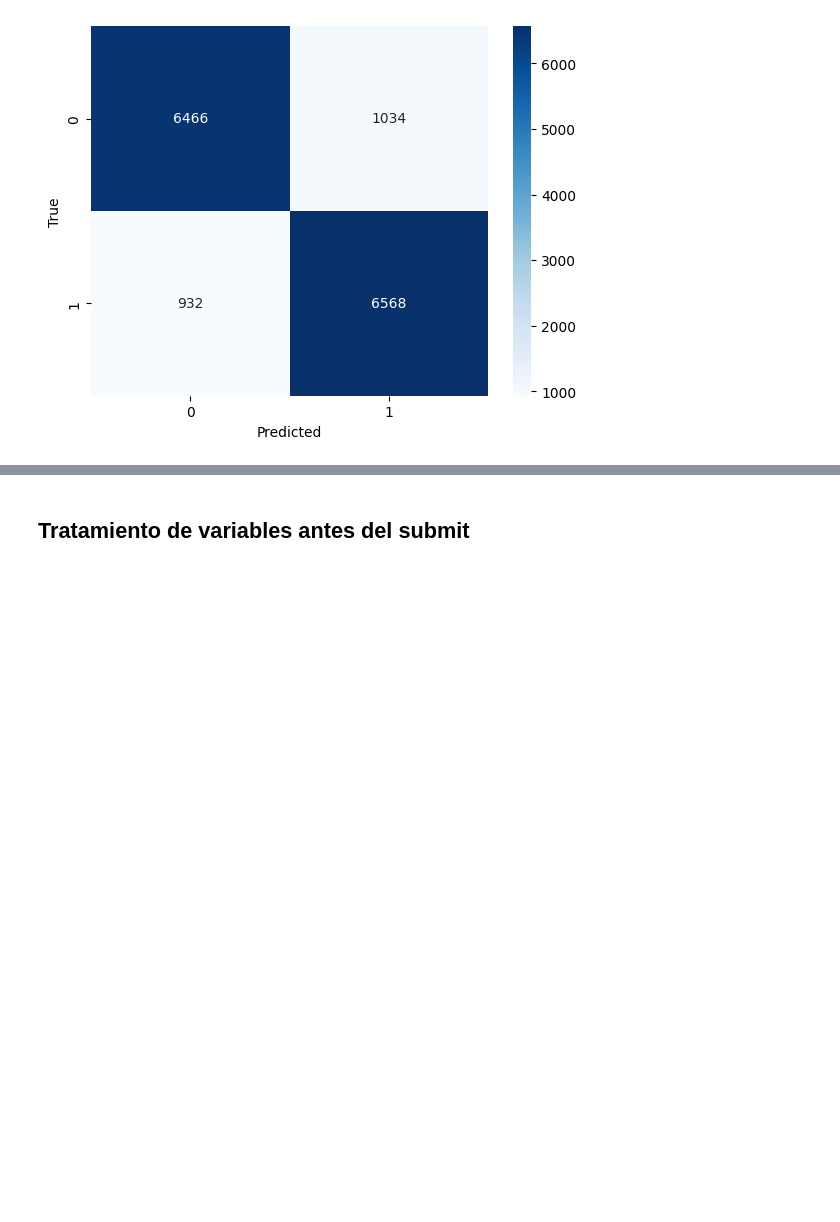
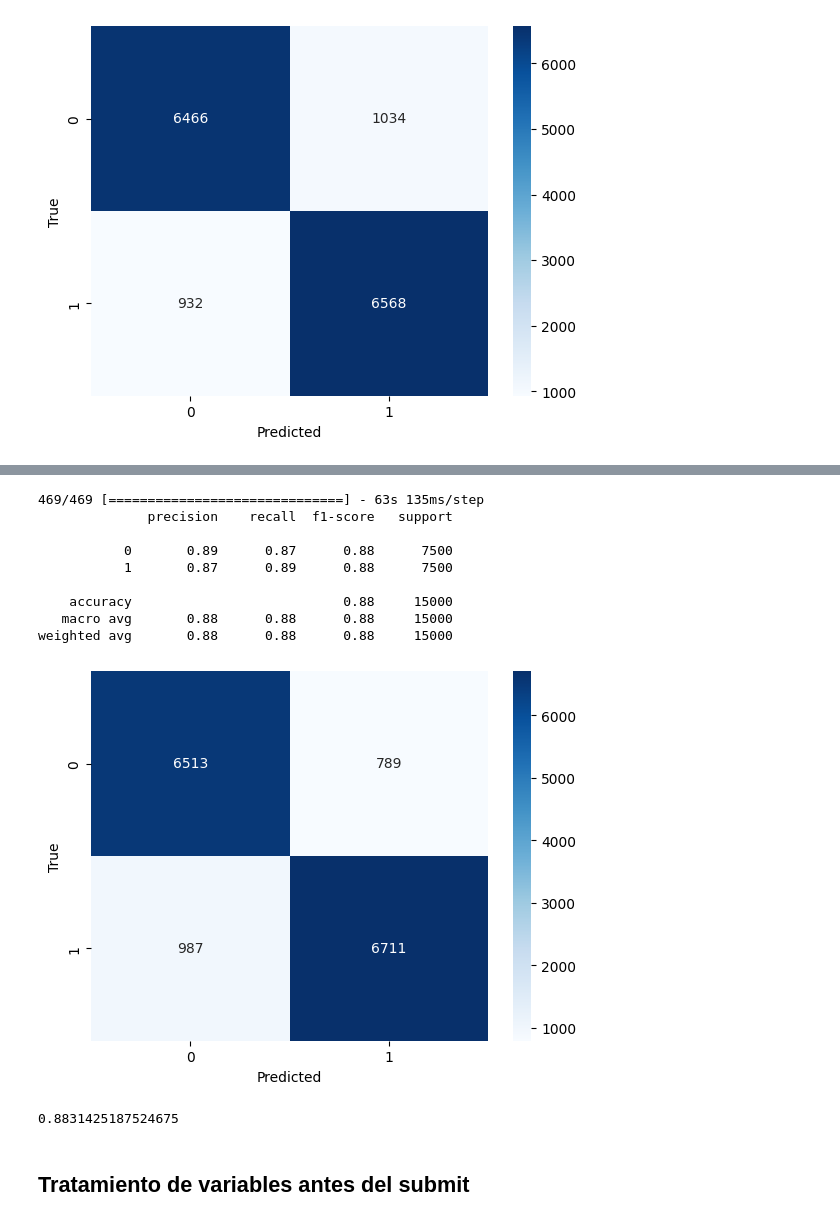
Before and after one commit to franciscoL0pez/TrabajosPracticosOrganizacionDeDatos1C2023, a Jupyter notebook: 7506R-1C2023-GRUPO17.ipynb, the cells around one changed output, grey strips where cells are left out. Cells and saved outputs as stored; diff of their text form; code cells hidden in the pictures; blank space fills up the shorter version.

Commit message:
Agrego red neuronal

```diff
--- a/7506R-1C2023-GRUPO17.ipynb
+++ b/7506R-1C2023-GRUPO17.ipynb
@@ -308,0 +402,29 @@ weighted avg       0.87      0.87      0.87     15000
+# %%
+# Tokenizar los datos de texto
+tokenizer = Tokenizer()
+tokenizer.fit_on_texts(x_train)
+vocab_size = len(tokenizer.word_index) + 1
+
+# Convertir los textos en secuencias numéricas
+x_train_seq = tokenizer.texts_to_sequences(x_train)
+x_test_seq = tokenizer.texts_to_sequences(x_test)
+
+# Asegurarse de que todas las secuencias tengan la misma longitud
+max_seq_length = max(len(seq) for seq in x_train_seq)
+x_train_seq = pad_sequences(x_train_seq, maxlen=max_seq_length)
+x_test_seq = pad_sequences(x_test_seq, maxlen=max_seq_length)
+
+# Construir el modelo de red neuronal
+model = keras.Sequential([
+    layers.Embedding(vocab_size, 100, input_length=max_seq_length),
+    layers.Conv1D(128, 5, activation='relu'),
+    layers.GlobalMaxPooling1D(),
+    layers.Dense(32, activation='relu'),
+    layers.Dense(1, activation='sigmoid')
+])
+
+# Compilar el modelo
+model.compile(keras.optimizers.Adam(learning_rate=0.001), loss='binary_crossentropy', metrics=['accuracy',keras.metrics.Precision()])
+
+# Entrenar el modelo
+history = model.fit(x_train_seq, y_train, epochs=4, batch_size=16, validation_data=(x_test_seq, y_test))
@@ -309,3 +440,27 @@ weighted avg       0.87      0.87      0.87     15000
+# %%
+y_predic_ = model.predict(x_test_seq)
+y_predic_cat = np.where(y_predic_>0.4,1,0) #Seteamos un corte en los datos para determinar si cancelo o no
+
+ds_validacion=pd.DataFrame(y_predic_cat,y_test).reset_index() #Armamos un dataset
+ds_validacion.columns=['y_pred','y_real'] #Nombramos las columnas
+
+metricas(ds_validacion.y_pred,ds_validacion.y_real) #Dividimos el dataset
+# %% [output]
+469/469 [==============================] - 63s 135ms/step
+              precision    recall  f1-score   support
+
+           0       0.89      0.87      0.88      7500
+           1       0.87      0.89      0.88      7500
+
+    accuracy                           0.88     15000
+   macro avg       0.88      0.88      0.88     15000
+weighted avg       0.88      0.88      0.88     15000
+[figure, added]
+# %%
+f1 = f1_score(ds_validacion.y_real, ds_validacion.y_pred)
+print(f1)
+# %% [output]
+0.8831425187524675
 # %% [markdown]
 ## Tratamiento de variables antes del submit
 # %%
```
Also changed, not shown: parts of 12 cells of this notebook.
